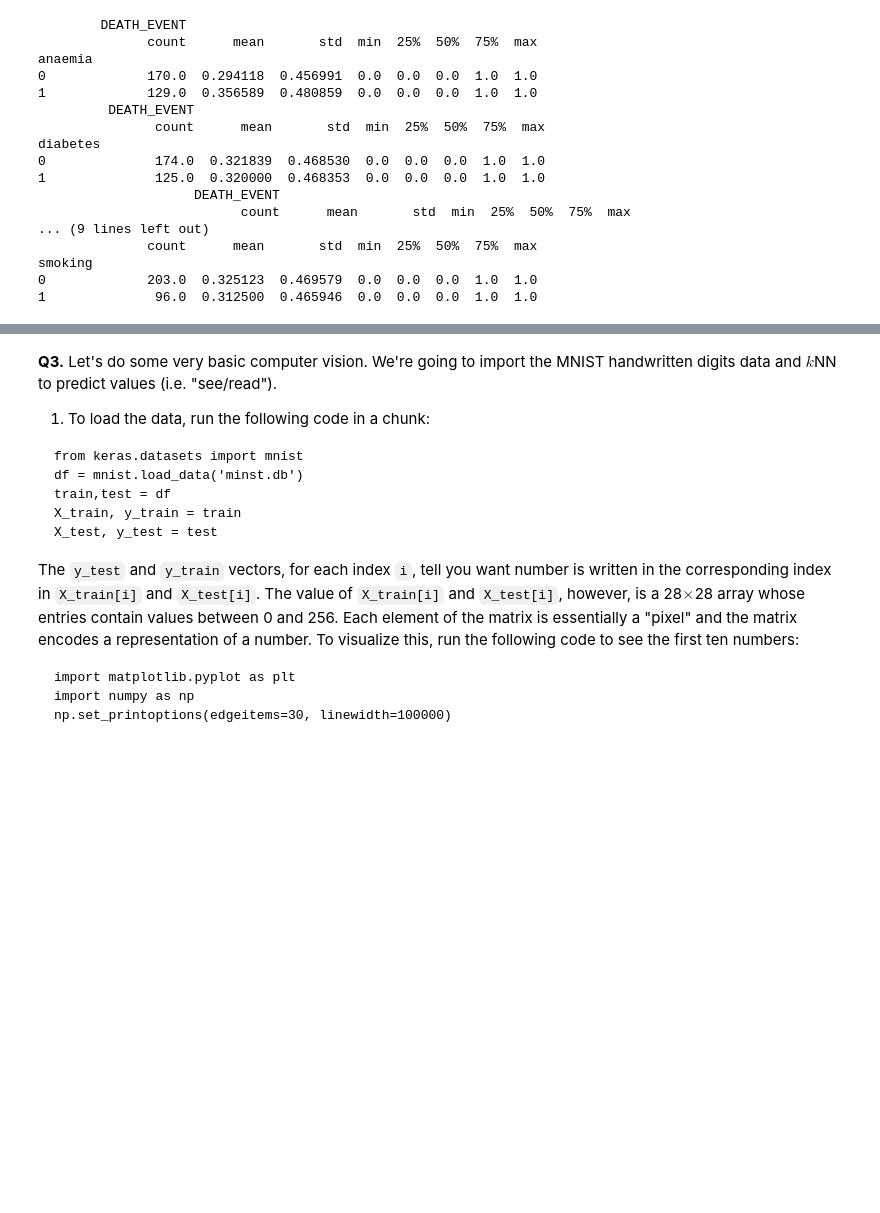
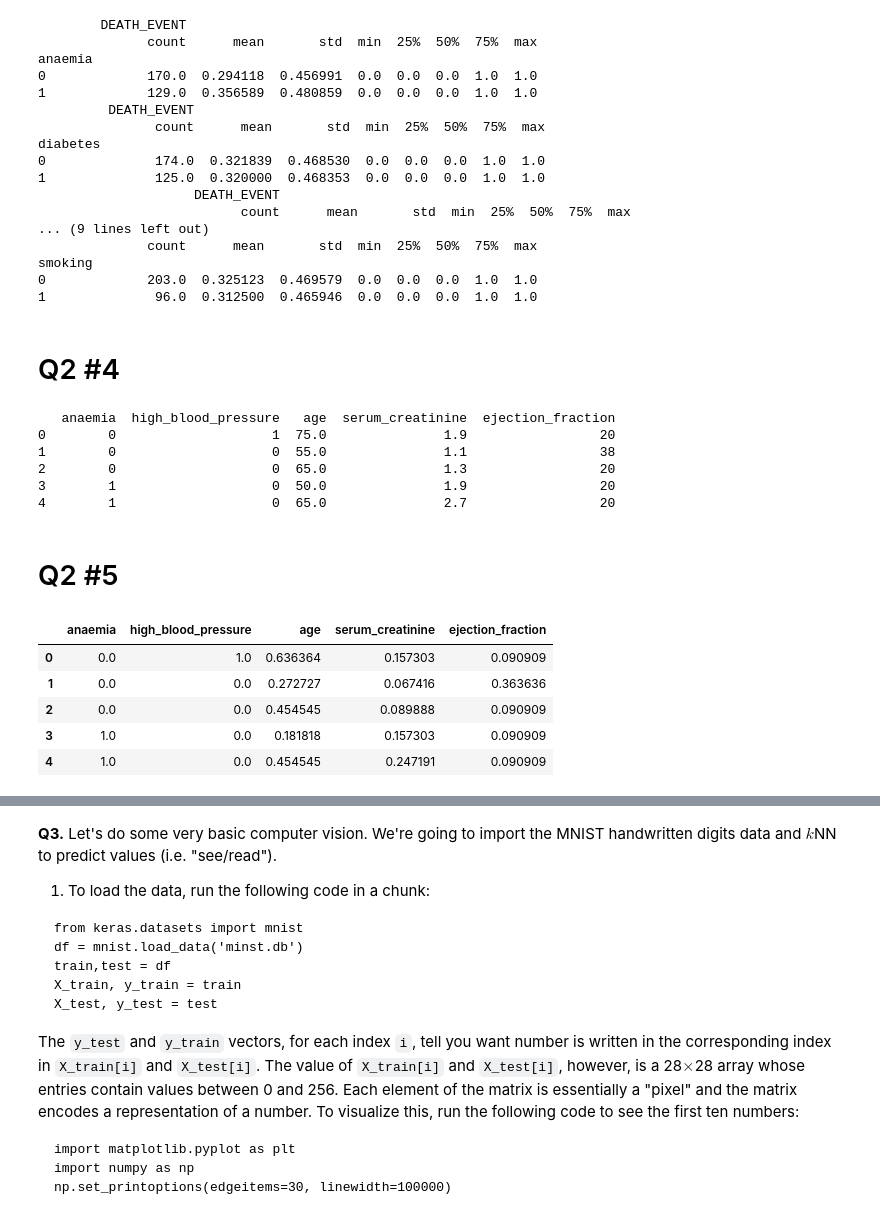
Before and after one commit to Catherine-Nguyen88/knn, a Jupyter notebook: assignment_knn.ipynb, the cells around one changed output, grey strips where cells are left out. Cells and saved outputs as stored; diff of their text form; code cells hidden in the pictures; blank space fills up the shorter version.

```diff
--- a/assignment_knn.ipynb
+++ b/assignment_knn.ipynb
@@ -311,3 +314,37 @@ diabetes
 smoking
 0             203.0  0.325123  0.469579  0.0  0.0  0.0  1.0  1.0
 1              96.0  0.312500  0.465946  0.0  0.0  0.0  1.0  1.0
+# %% [markdown]
+# Q2 #4
+# %%
+# variables that are most predictie of death:
+# anaemia, high_blood_pressure, age, serum_creatine, and ejection_fraction
+
+y = heart['DEATH_EVENT']
+X = heart.loc[:,['anaemia', 'high_blood_pressure', 'age', 'serum_creatinine', 'ejection_fraction']]
+print(X.head())
+# %% [output]
+   anaemia  high_blood_pressure   age  serum_creatinine  ejection_fraction
+0        0                    1  75.0               1.9                 20
+1        0                    0  55.0               1.1                 38
+2        0                    0  65.0               1.3                 20
+3        1                    0  50.0               1.9                 20
+4        1                    0  65.0               2.7                 20
+# %% [markdown]
+# Q2 #5
+# %%
+# normalize variables using maxmin
+
+def maxmin(z):
+  z = (z-min(z))/(max(z)-min(z))
+  return z
+
+X = X.apply(maxmin)
+X.head()
+# %% [output]
+|  | anaemia | high_blood_pressure | age | serum_creatinine | ejection_fraction |
+| 0 | 0.0 | 1.0 | 0.636364 | 0.157303 | 0.090909 |
+| 1 | 0.0 | 0.0 | 0.272727 | 0.067416 | 0.363636 |
+| 2 | 0.0 | 0.0 | 0.454545 | 0.089888 | 0.090909 |
+| 3 | 1.0 | 0.0 | 0.181818 | 0.157303 | 0.090909 |
+| 4 | 1.0 | 0.0 | 0.454545 | 0.247191 | 0.090909 |
```
Also changed, not shown: parts of 9 cells of this notebook.
